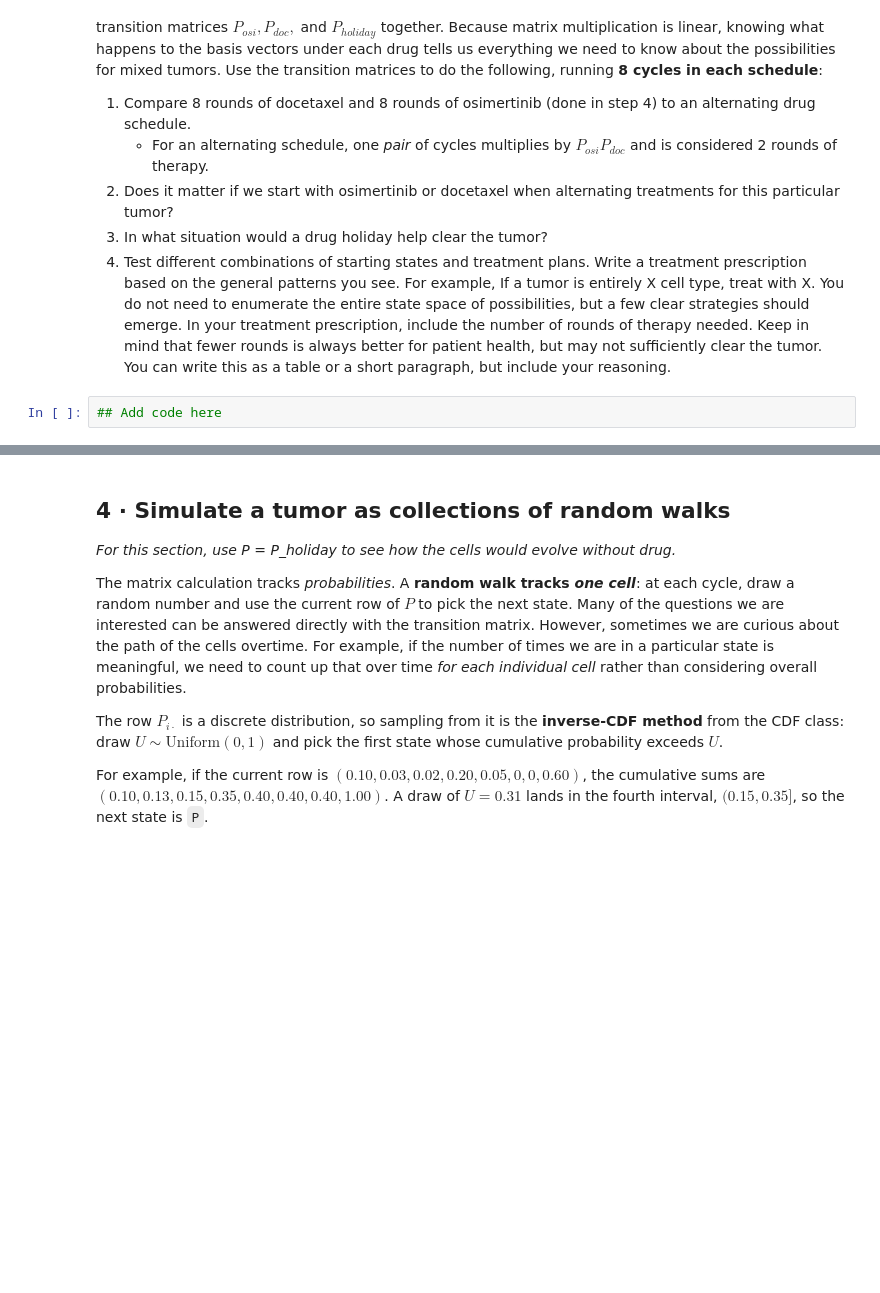
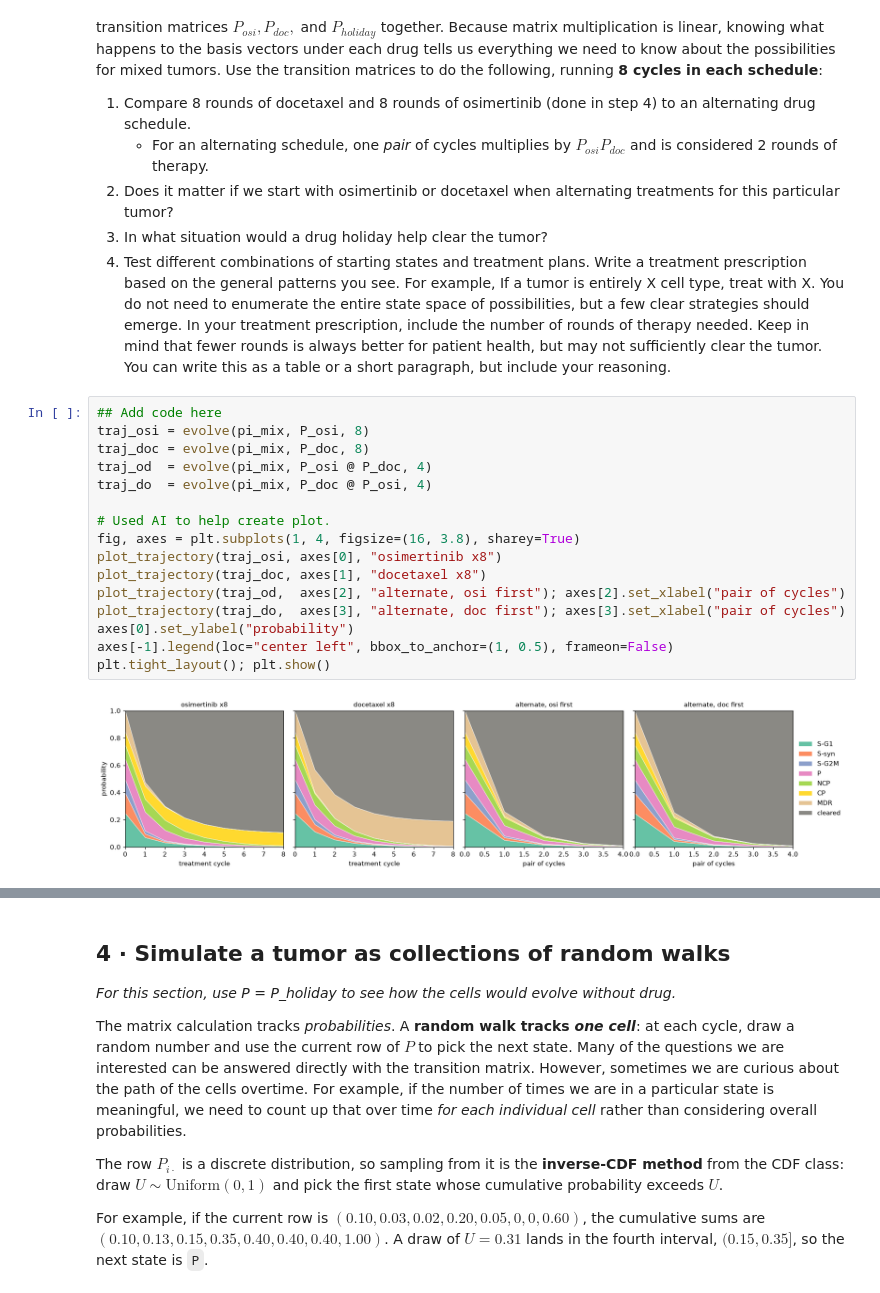
Before and after one commit to Austinaa34/uu_markov, a Jupyter notebook: lab_2/Lab09_markov_chain_cells.ipynb, the cells around one changed output, grey strips where cells are left out. Cells and saved outputs as stored; diff of their text form; blank space fills up the shorter version.

```diff
--- a/lab_2/Lab09_markov_chain_cells.ipynb
+++ b/lab_2/Lab09_markov_chain_cells.ipynb
@@ -324,4 +398,20 @@ We can answer a LOT of questions about what treatment strategy is best, just bas
 4. Test different combinations of starting states and treatment plans. Write a treatment prescription based on the general patterns you see. For example, If a tumor is entirely X cell type, treat with X. You do not need to enumerate the entire state space of possibilities, but a few clear strategies should emerge. In your treatment prescription, include the number of rounds of therapy needed. Keep in mind that fewer rounds is always better for patient health, but may not sufficiently clear the tumor. You can write this as a table or a short paragraph, but include your reasoning.
 # %%
 ## Add code here
+traj_osi = evolve(pi_mix, P_osi, 8)
+traj_doc = evolve(pi_mix, P_doc, 8)
+traj_od  = evolve(pi_mix, P_osi @ P_doc, 4)
+traj_do  = evolve(pi_mix, P_doc @ P_osi, 4)
+
+# Used AI to help create plot.
+fig, axes = plt.subplots(1, 4, figsize=(16, 3.8), sharey=True)
+plot_trajectory(traj_osi, axes[0], "osimertinib x8")
+plot_trajectory(traj_doc, axes[1], "docetaxel x8")
+plot_trajectory(traj_od,  axes[2], "alternate, osi first"); axes[2].set_xlabel("pair of cycles")
+plot_trajectory(traj_do,  axes[3], "alternate, doc first"); axes[3].set_xlabel("pair of cycles")
+axes[0].set_ylabel("probability")
+axes[-1].legend(loc="center left", bbox_to_anchor=(1, 0.5), frameon=False)
+plt.tight_layout(); plt.show()
+# %% [output]
+[figure, added]
 # %% [markdown]
```
Also changed, not shown: parts of 17 cells of this notebook.
